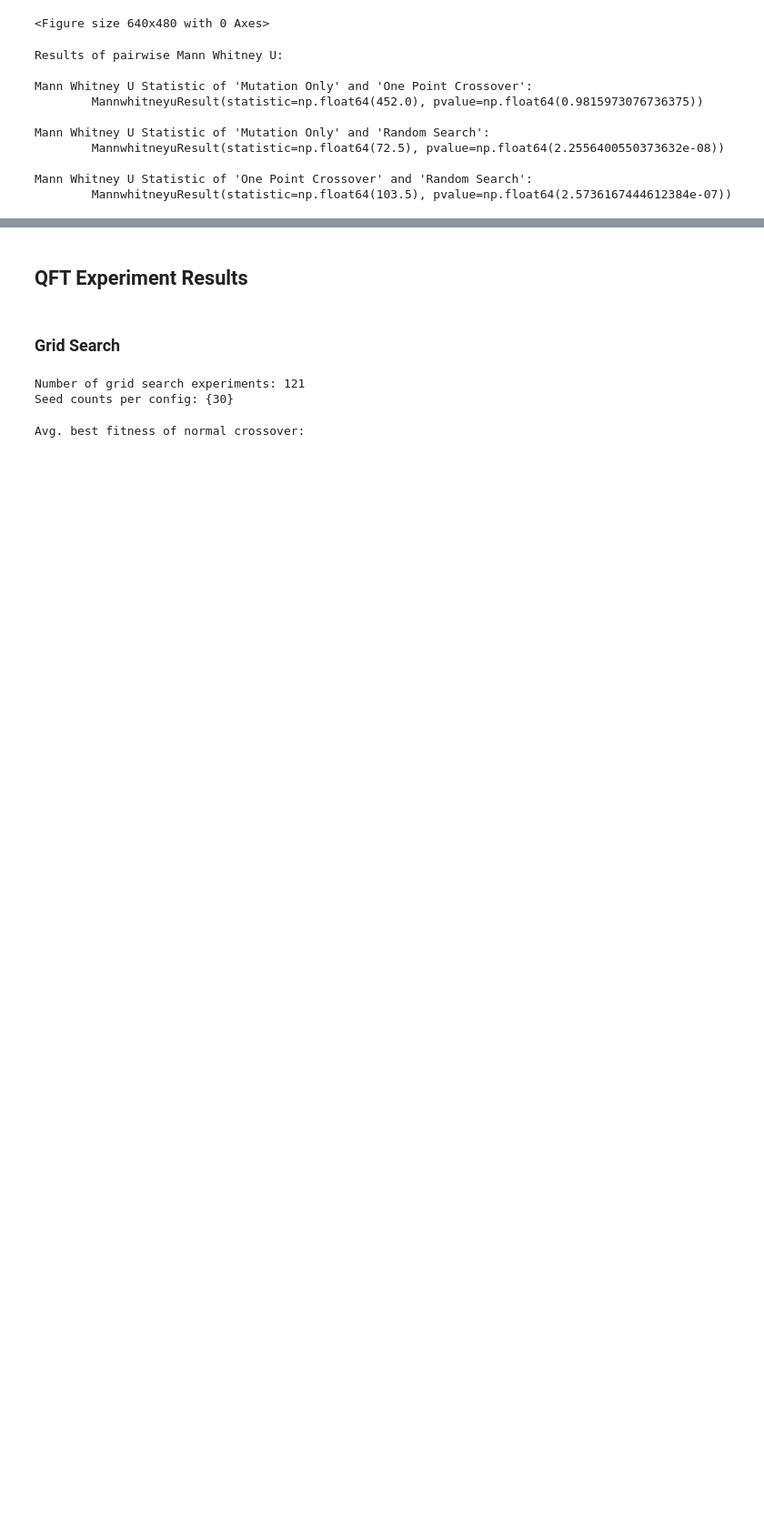
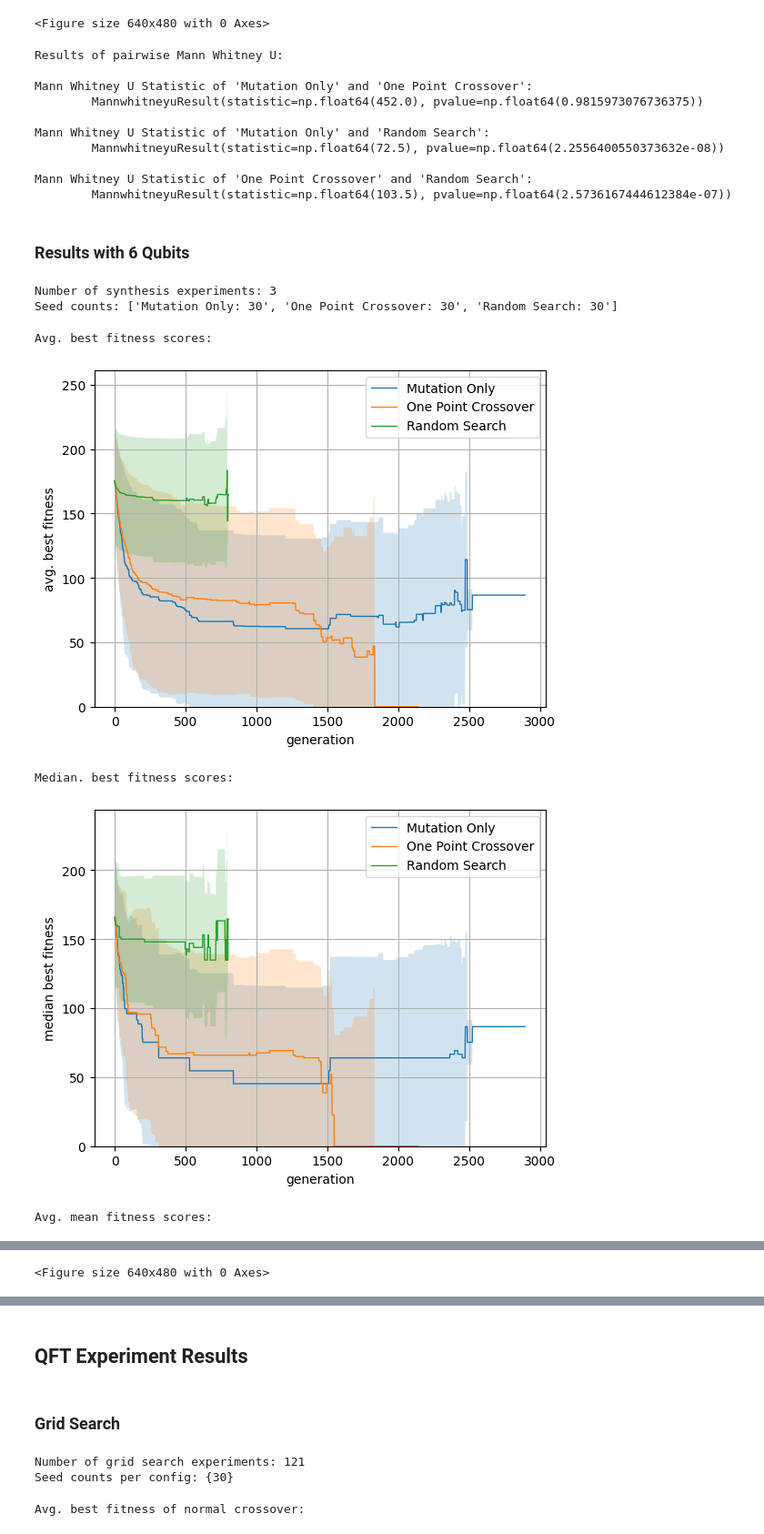
Before and after one commit to westoun/crossover-evaluation, a Jupyter notebook: evaluation.ipynb, the cells around one changed output, grey strips where cells are left out. Shown at 91% size. Drawn from its saved outputs; the diff is of its cells as text; code cells hidden in the pictures; blank space fills up the shorter version.

Commit message:
Add code for experiments with more qubits

```diff
--- a/evaluation.ipynb
+++ b/evaluation.ipynb
@@ -477,3 +477,36 @@ Mann Whitney U Statistic of 'Mutation Only' and 'Random Search':
 
 Mann Whitney U Statistic of 'One Point Crossover' and 'Random Search':
         MannwhitneyuResult(statistic=np.float64(103.5), pvalue=np.float64(2.5736167444612384e-07))
+# %% [markdown]
+### Results with 6 Qubits
+# %%
+rc_experiments = load_experiments(results_dir="results/rc_results_longer", tag="random_experiment", min_generations=100)
+rc_experiments = [
+    experiment for experiment in rc_experiments if not experiment.label == "Pseudo One Point"
+]
+print(f"Number of synthesis experiments: {len(rc_experiments)}")
+
+rc_experiments.sort(key=lambda experiment: experiment.label)
+
+assert len(rc_experiments) <= 5, "Current evaluation only supports visualization of a single experiment configuration."
+print(f"Seed counts: {[experiment.label + ': ' + str(len(experiment.seeds)) for experiment in rc_experiments]}")
+# %% [output]
+Number of synthesis experiments: 3
+Seed counts: ['Mutation Only: 30', 'One Point Crossover: 30', 'Random Search: 30']
+# %%
+# Visualize fitness functions & sanity check for deviations between different caches.
+
+printb("Avg. best fitness scores:")
+plot_fitness_per_generation(rc_experiments, measure="best", target_path="results/rc_longer_best_fitness.png", plot_ci=True)
+
+printb("Median. best fitness scores:")
+plot_fitness_per_generation(rc_experiments, measure="median", target_path="results/rc_longer_median_best_fitness.png", plot_ci=True)
+
+printb("Avg. mean fitness scores:")
+plot_fitness_per_generation(rc_experiments, measure="mean", target_path="results/rc_longer_mean_fitness.png", plot_ci=True)
+# %% [output]
+Avg. best fitness scores:
+[figure, added]
+Median. best fitness scores:
+[figure, added]
+Avg. mean fitness scores:
@@ -479,0 +514 @@ Mann Whitney U Statistic of 'One Point Crossover' and 'Random Search':
+<Figure size 640x480 with 0 Axes>
```
Also changed, not shown: parts of 4 cells of this notebook.
